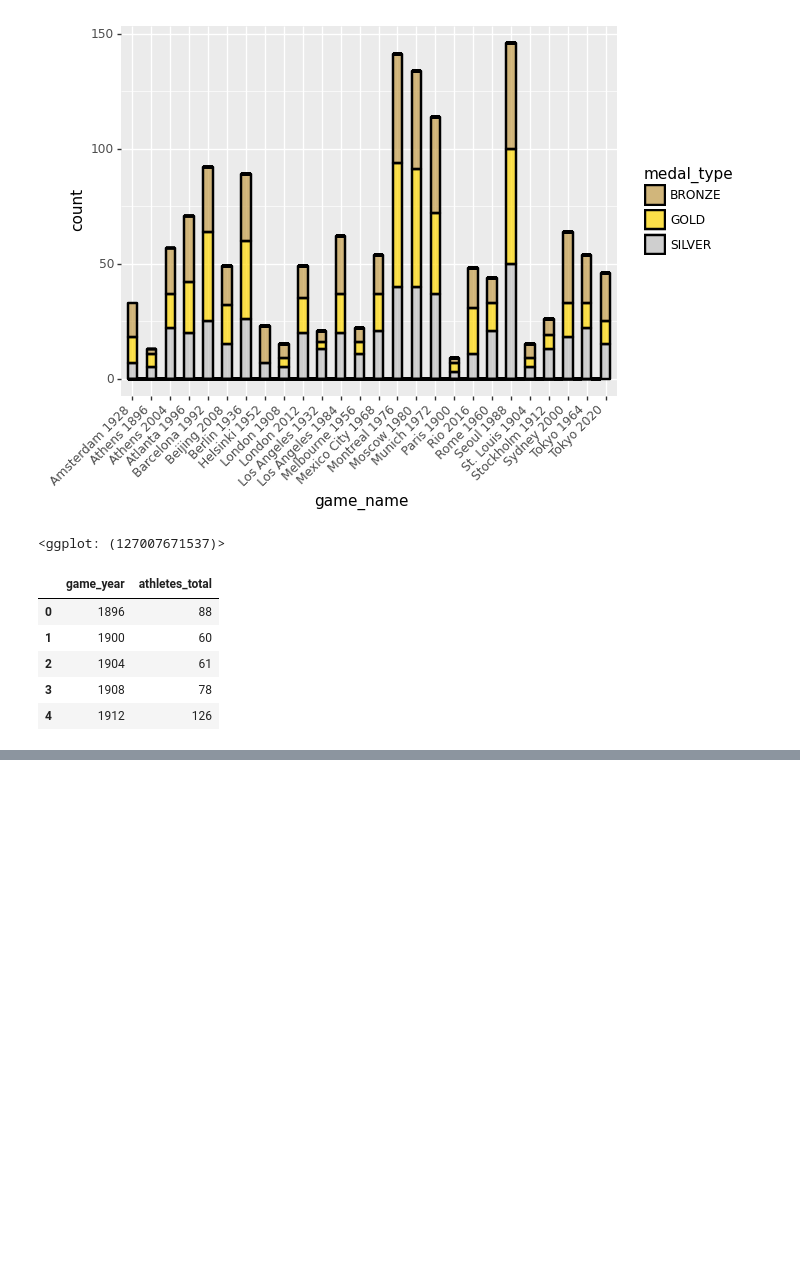
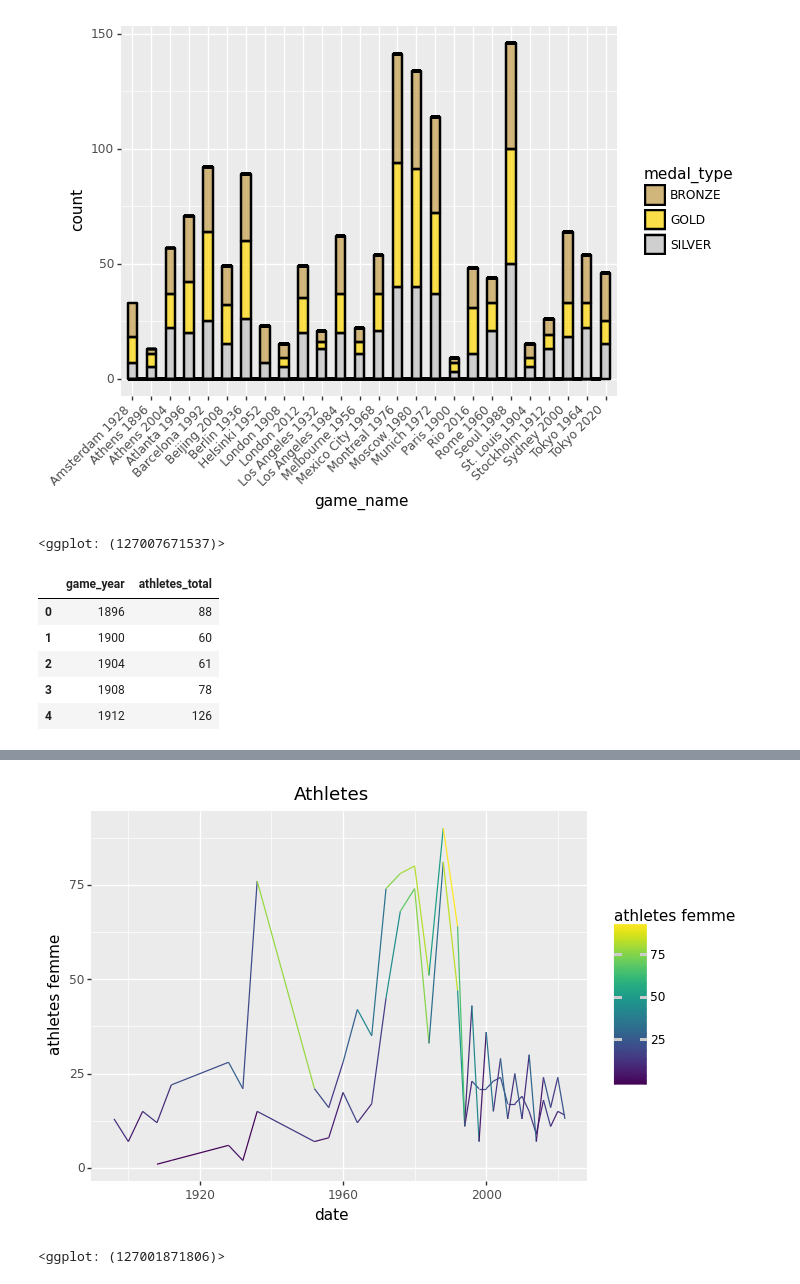
Before and after one commit to brmuloot/Jeux-Olympiques, a Jupyter notebook: Jeux_olympiques.ipynb, the cells around one changed output, grey strips where cells are left out. Drawn from its saved outputs; the diff is of its cells as text; code cells hidden in the pictures; blank space fills up the shorter version.

```diff
--- a/Jeux_olympiques.ipynb
+++ b/Jeux_olympiques.ipynb
@@ -778,0 +771,9 @@ PlotnineError: "The 'color' mapping: 'athletes' produced a value of type '<class
+# %%
+(ggplot(A)
+ + geom_line(aes(x='date', y='athletes femme',color="athletes femme"))
+ + geom_line(aes(x='date', y='athletes homme', color="athletes homme"))
+ + ggtitle('Athletes')
+)
+# %% [output]
+[figure, added]
+<ggplot: (127001871806)>
```
Also changed, not shown: parts of 17 cells of this notebook, 1 other file.
